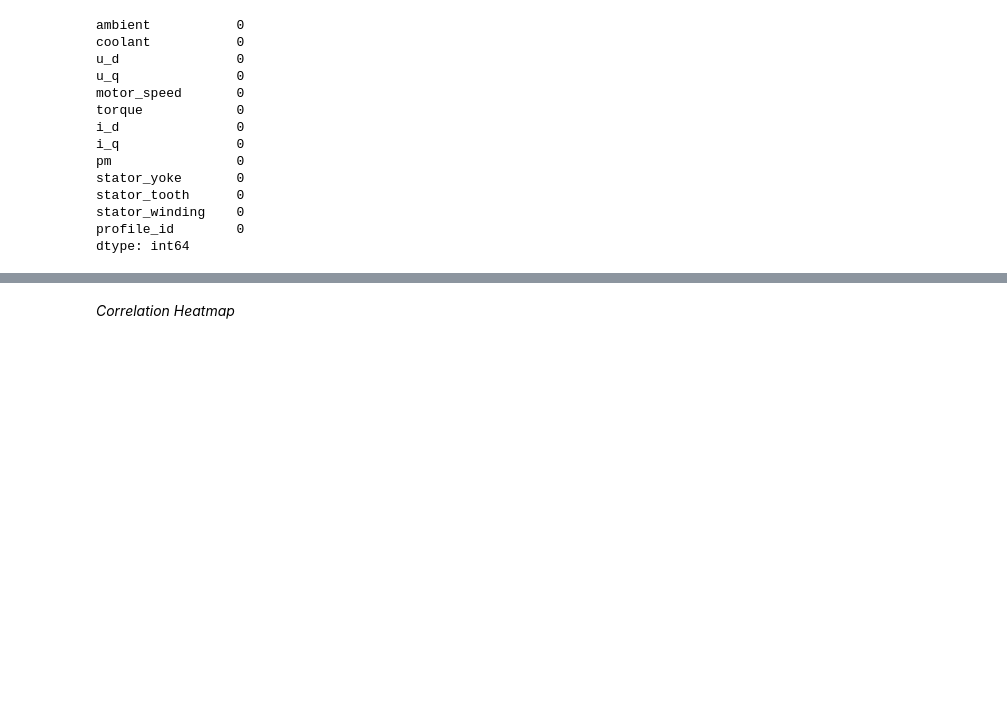
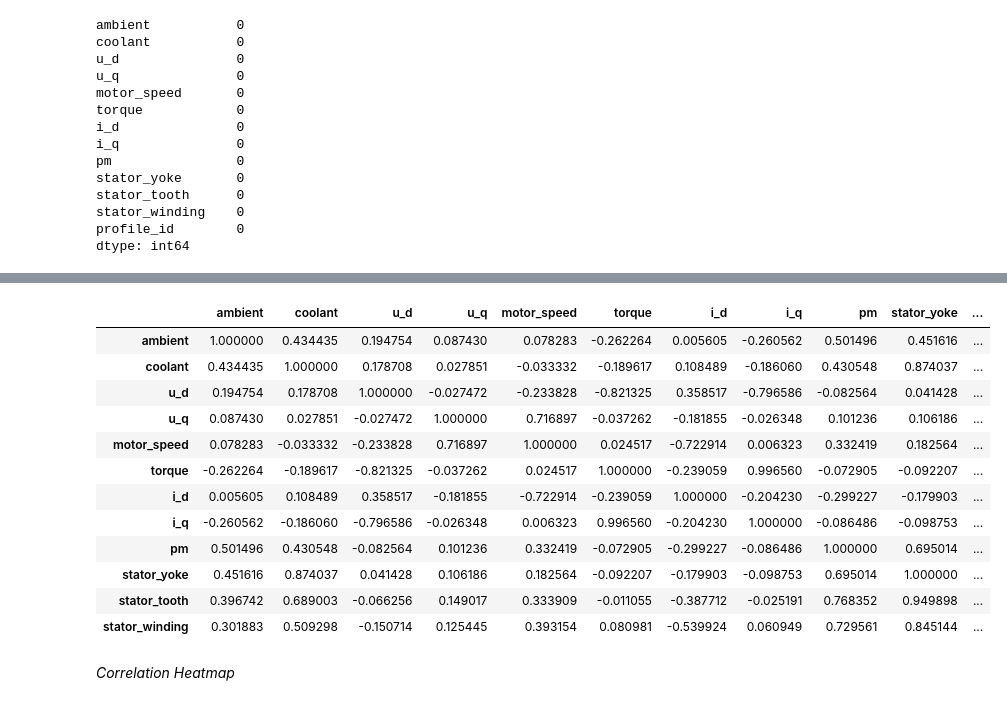
Before and after one commit to Vignesh-kanna/ml_with_flask, a Jupyter notebook: Electrice_Motor_prediction.ipynb, the cells around one changed output, grey strips where cells are left out. Saved outputs shown, nothing was run; the diff lists cells and outputs as text; code cells hidden in the pictures; blank space fills up the shorter version.

```diff
--- a/Electrice_Motor_prediction.ipynb
+++ b/Electrice_Motor_prediction.ipynb
@@ -82,6 +82,22 @@ count  998070.000000  998070.000000  998070.000000  998070.000000
 50%        56.000000
 75%        68.000000
 max        81.000000
+# %%
+df.corr()
+# %% [output]
+|  | ambient | coolant | u_d | u_q | motor_speed | torque | i_d | i_q | pm | stator_yoke | ... |
+| ambient | 1.000000 | 0.434435 | 0.194754 | 0.087430 | 0.078283 | -0.262264 | 0.005605 | -0.260562 | 0.501496 | 0.451616 | ... |
+| coolant | 0.434435 | 1.000000 | 0.178708 | 0.027851 | -0.033332 | -0.189617 | 0.108489 | -0.186060 | 0.430548 | 0.874037 | ... |
+| u_d | 0.194754 | 0.178708 | 1.000000 | -0.027472 | -0.233828 | -0.821325 | 0.358517 | -0.796586 | -0.082564 | 0.041428 | ... |
+| u_q | 0.087430 | 0.027851 | -0.027472 | 1.000000 | 0.716897 | -0.037262 | -0.181855 | -0.026348 | 0.101236 | 0.106186 | ... |
+| motor_speed | 0.078283 | -0.033332 | -0.233828 | 0.716897 | 1.000000 | 0.024517 | -0.722914 | 0.006323 | 0.332419 | 0.182564 | ... |
+| torque | -0.262264 | -0.189617 | -0.821325 | -0.037262 | 0.024517 | 1.000000 | -0.239059 | 0.996560 | -0.072905 | -0.092207 | ... |
+| i_d | 0.005605 | 0.108489 | 0.358517 | -0.181855 | -0.722914 | -0.239059 | 1.000000 | -0.204230 | -0.299227 | -0.179903 | ... |
+| i_q | -0.260562 | -0.186060 | -0.796586 | -0.026348 | 0.006323 | 0.996560 | -0.204230 | 1.000000 | -0.086486 | -0.098753 | ... |
+| pm | 0.501496 | 0.430548 | -0.082564 | 0.101236 | 0.332419 | -0.072905 | -0.299227 | -0.086486 | 1.000000 | 0.695014 | ... |
+| stator_yoke | 0.451616 | 0.874037 | 0.041428 | 0.106186 | 0.182564 | -0.092207 | -0.179903 | -0.098753 | 0.695014 | 1.000000 | ... |
+| stator_tooth | 0.396742 | 0.689003 | -0.066256 | 0.149017 | 0.333909 | -0.011055 | -0.387712 | -0.025191 | 0.768352 | 0.949898 | ... |
+| stator_winding | 0.301883 | 0.509298 | -0.150714 | 0.125445 | 0.393154 | 0.080981 | -0.539924 | 0.060949 | 0.729561 | 0.845144 | ... |
 # %% [markdown]
 *Correlation Heatmap*
 # %%
```
Also changed, not shown: parts of 5 cells of this notebook.
